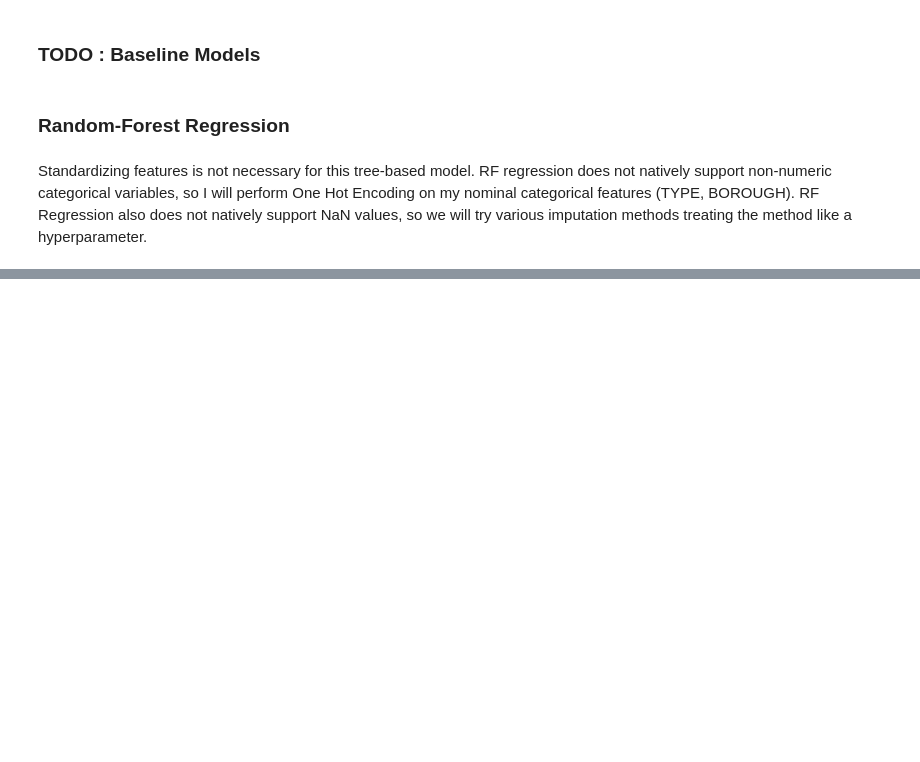
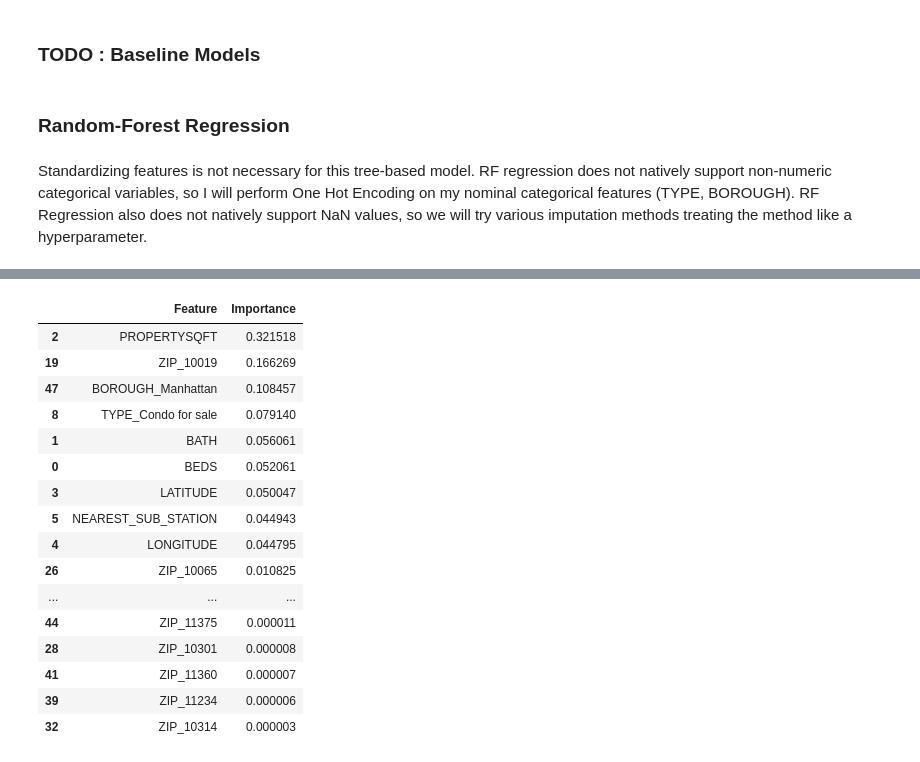
Before and after one commit to TrevorChartier/RealEstateRegression, a Jupyter notebook: RealEstateRegression.ipynb, the cells around one changed output, grey strips where cells are left out. Cells and saved outputs as stored; diff of their text form; code cells hidden in the pictures; blank space fills up the shorter version.

```diff
--- a/RealEstateRegression.ipynb
+++ b/RealEstateRegression.ipynb
@@ -587,3 +587,12 @@ Best Cross-Validation Score (Negative MAE): -845368.9255701532
+# %%
+rf = RandomForestRegressor(n_estimators=100)
+
+X_train, X_test, y_train, y_test = train_test_split(X, y, test_size=0.3, random_state=42)
+
+rf.fit(X_train, y_train)
+
+y_pred = rf.predict(X_test)
+mae = mean_absolute_error(y_test, y_pred)
 # %%
 mae
 # %% [output]
@@ -590,0 +600,29 @@ mae
+# %%
+importances = rf.feature_importances_
+feature_names = X.columns
+
+feature_importance = pd.DataFrame({
+    'Feature': feature_names,
+    'Importance': importances
+}).sort_values(by='Importance', ascending=False)
+
+pd.set_option('display.max_rows', None)
+feature_importance
+# %% [output]
+|  | Feature | Importance |
+| 2 | PROPERTYSQFT | 0.321518 |
+| 19 | ZIP_10019 | 0.166269 |
+| 47 | BOROUGH_Manhattan | 0.108457 |
+| 8 | TYPE_Condo for sale | 0.079140 |
+| 1 | BATH | 0.056061 |
+| 0 | BEDS | 0.052061 |
+| 3 | LATITUDE | 0.050047 |
+| 5 | NEAREST_SUB_STATION | 0.044943 |
+| 4 | LONGITUDE | 0.044795 |
+| 26 | ZIP_10065 | 0.010825 |
+| ... | ... | ... |
+| 44 | ZIP_11375 | 0.000011 |
+| 28 | ZIP_10301 | 0.000008 |
+| 41 | ZIP_11360 | 0.000007 |
+| 39 | ZIP_11234 | 0.000006 |
+| 32 | ZIP_10314 | 0.000003 |
```
Also changed, not shown: parts of 21 cells of this notebook, 1 other file.
